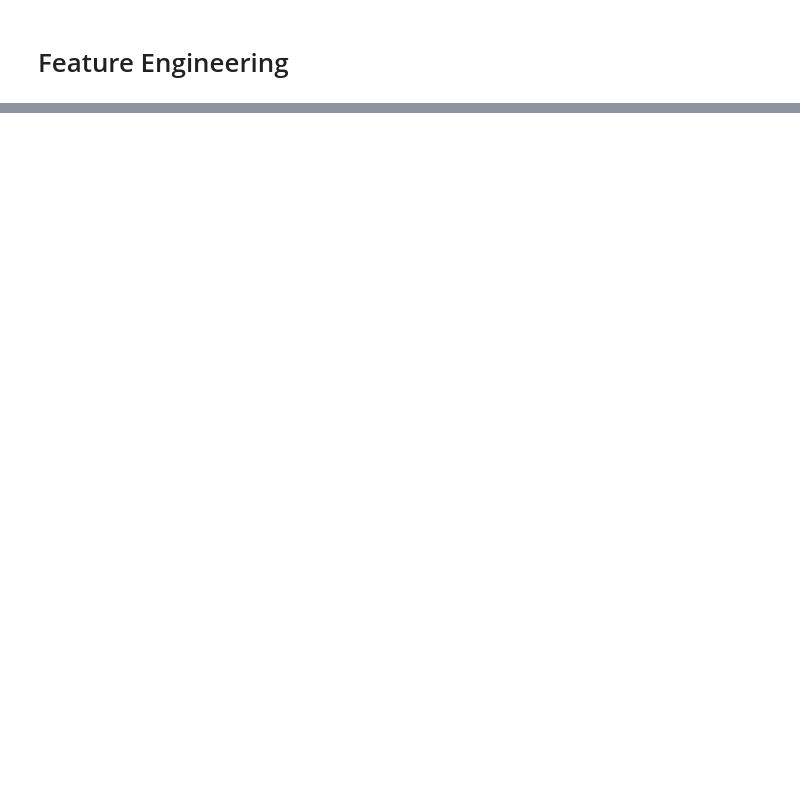
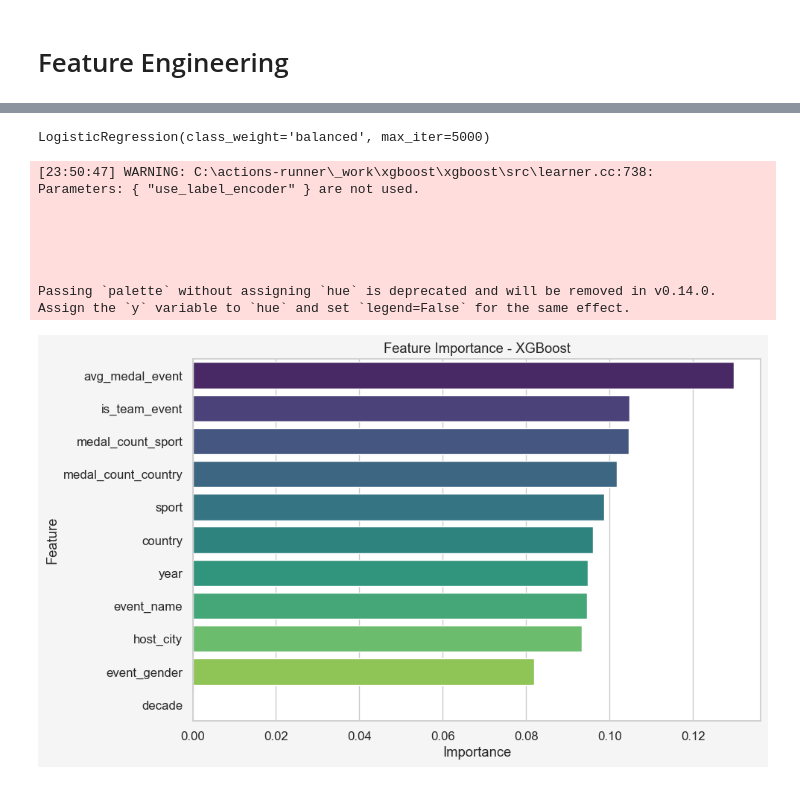
Before and after one commit to DavidCalebChaparroOrozco/Daily-Projects, a Jupyter notebook: Kaggle/AllOlympicMedalist/AllOlympicMedalist.ipynb, the cells around one changed output, grey strips where cells are left out. Cells and saved outputs as stored; diff of their text form; code cells hidden in the pictures; blank space fills up the shorter version.

```diff
--- a/Kaggle/AllOlympicMedalist/AllOlympicMedalist.ipynb
+++ b/Kaggle/AllOlympicMedalist/AllOlympicMedalist.ipynb
@@ -633,0 +672,19 @@ enhanced_data.head()
+# %%
+# Define base models for stacking
+rf = RandomForestClassifier(n_estimators=100, random_state=42)
+lr = LogisticRegression(max_iter=5000)
+xgb = XGBClassifier(eval_metric='mlogloss')
+
+# Create the stacking classifier
+stacked_model = StackingClassifier(
+    estimators=[('rf', rf), ('lr', lr), ('xgb', xgb)],
+    final_estimator=LogisticRegression(),
+    cv=5
+)
+
+# Train the stacking model
+stacked_model.fit(X_train, y_train)
+
+# Evaluate model performance
+y_pred = stacked_model.predict(X_test)
+print(classification_report(y_test, y_pred, target_names=target_encoder.classes_))
@@ -633,0 +701,8 @@ enhanced_data.head()
+# %%
+# Scale features for Logistic Regression (optional)
+scaler = StandardScaler()
+X_train_scaled = scaler.fit_transform(X_train)
+X_test_scaled = scaler.transform(X_test)
+
+# Refit logistic regression if used independently
+lr.fit(X_train_scaled, y_train)
@@ -633,0 +737,31 @@ enhanced_data.head()
+# %%
+# Define logistic regression with class balancing (optional)
+LogisticRegression(class_weight='balanced', max_iter=5000)
+# %% [output]
+LogisticRegression(class_weight='balanced', max_iter=5000)
+# %%
+# Train XGBoost separately to extract feature importances
+xgb = XGBClassifier(use_label_encoder=False, eval_metric='mlogloss')
+xgb.fit(X_train, y_train)
+
+# Extract feature importance values from XGBoost
+importances = xgb.feature_importances_
+feat_names = X_train.columns
+imp_df = pd.DataFrame({'Feature': feat_names, 'Importance': importances}).sort_values(by='Importance', ascending=False)
+
+# Plot feature importance
+plt.figure(figsize=(10, 6))
+sns.barplot(data=imp_df, x='Importance', y='Feature', palette='viridis')
+plt.title("Feature Importance - XGBoost")
+plt.tight_layout()
+plt.show()
+# %% [output]
+[23:50:47] WARNING: C:\actions-runner\_work\xgboost\xgboost\src\learner.cc:738:
+Parameters: { "use_label_encoder" } are not used.
+
+
+
+
+
+Passing `palette` without assigning `hue` is deprecated and will be removed in v0.14.0. Assign the `y` variable to `hue` and set `legend=False` for the same effect.
+[figure, added]
```
Also changed, not shown: parts of 12 cells of this notebook, 1 other file.
